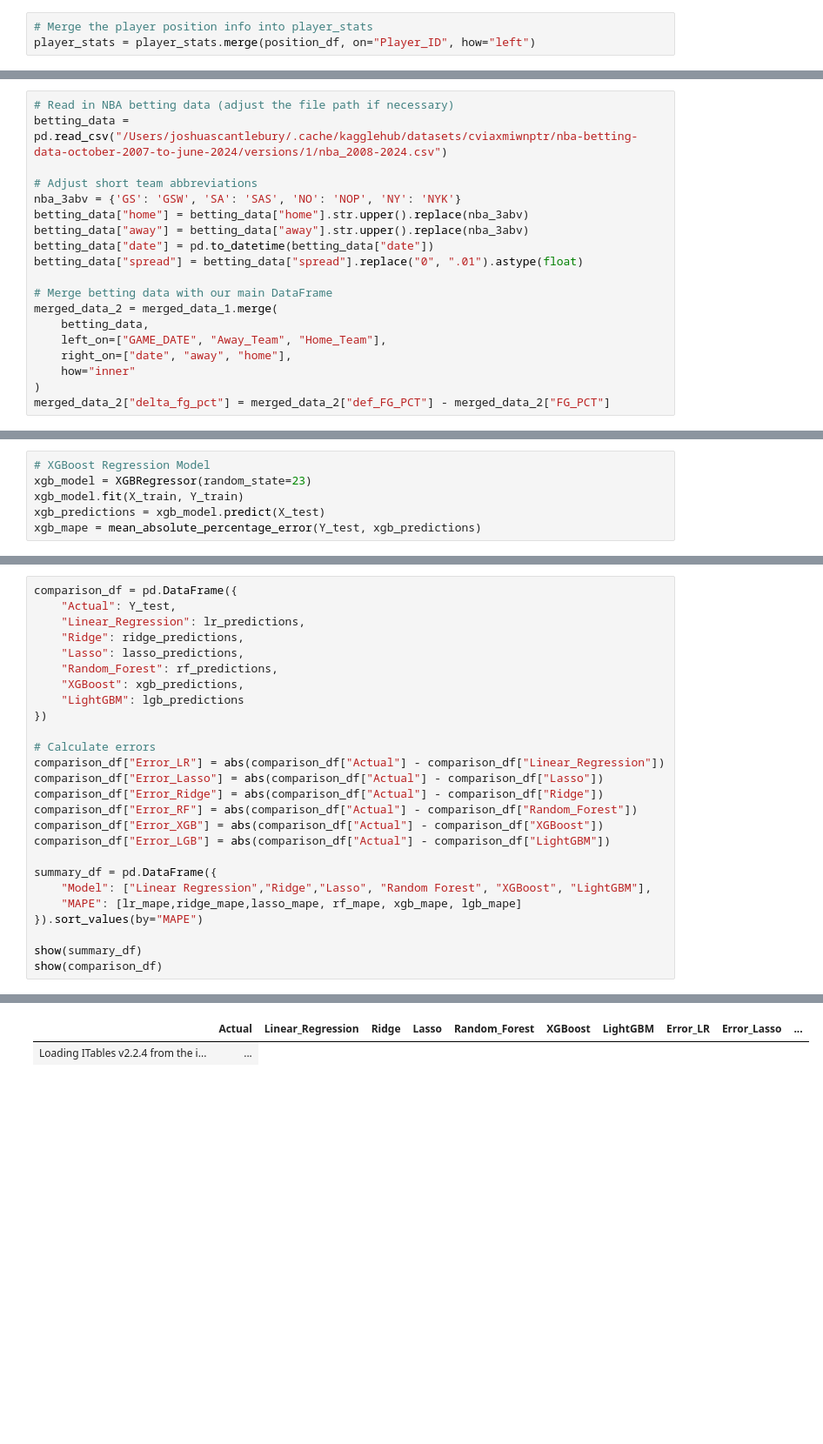
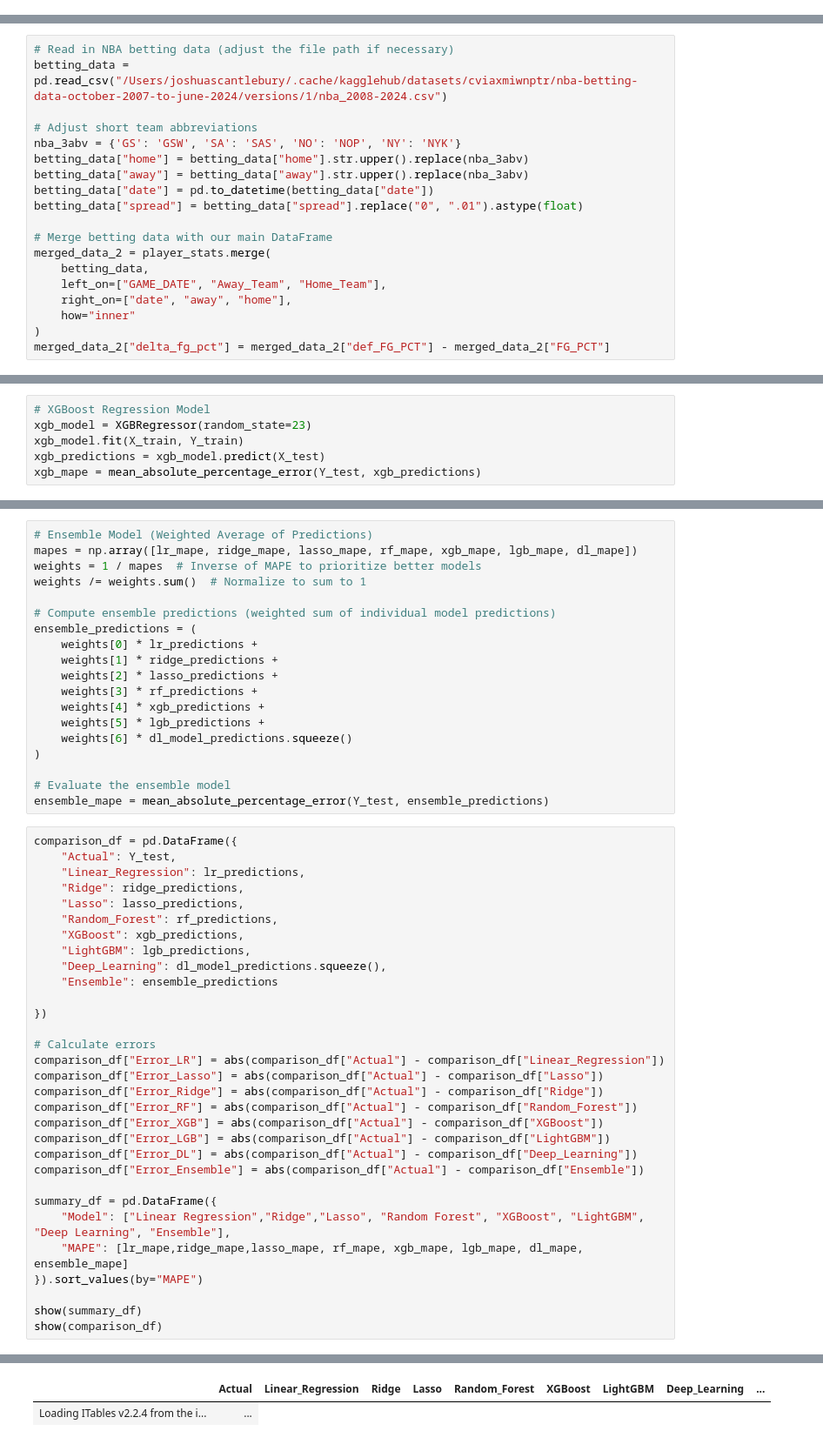
Before and after one commit to joshdscan/NBA-Player-Prop-Prediction, a Jupyter notebook: nba-app/scripts/Model_2_def_features.ipynb, the cells around one changed output, grey strips where cells are left out. Shown at 87% size. Saved outputs shown, nothing was run; the diff lists cells and outputs as text; blank space fills up the shorter version.

```diff
--- a/nba-app/scripts/Model_2_def_features.ipynb
+++ b/nba-app/scripts/Model_2_def_features.ipynb
@@ -526,3 +458,0 @@ position_df["Position_1"] = defense_df["position_1"]
-# %%
-# Merge the player position info into player_stats
-player_stats = player_stats.merge(position_df, on="Player_ID", how="left")
@@ -583,7 +468,7 @@ betting_data["date"] = pd.to_datetime(betting_data["date"])
 betting_data["spread"] = betting_data["spread"].replace("0", ".01").astype(float)
 
 # Merge betting data with our main DataFrame
-merged_data_2 = merged_data_1.merge(
+merged_data_2 = player_stats.merge(
     betting_data,
     left_on=["GAME_DATE", "Away_Team", "Home_Team"],
     right_on=["date", "away", "home"],
@@ -693,31 +634,55 @@ And if memory is not enough, you can set `force_col_wise=true`.
+# %%
+# Ensemble Model (Weighted Average of Predictions)
+mapes = np.array([lr_mape, ridge_mape, lasso_mape, rf_mape, xgb_mape, lgb_mape, dl_mape])
+weights = 1 / mapes  # Inverse of MAPE to prioritize better models
+weights /= weights.sum()  # Normalize to sum to 1
+
+# Compute ensemble predictions (weighted sum of individual model predictions)
+ensemble_predictions = (
+    weights[0] * lr_predictions +
+    weights[1] * ridge_predictions +
+    weights[2] * lasso_predictions +
+    weights[3] * rf_predictions +
+    weights[4] * xgb_predictions +
+    weights[5] * lgb_predictions +
+    weights[6] * dl_model_predictions.squeeze()
+)
+
+# Evaluate the ensemble model
+ensemble_mape = mean_absolute_percentage_error(Y_test, ensemble_predictions)
 # %%
 comparison_df = pd.DataFrame({
     "Actual": Y_test,
     "Linear_Regression": lr_predictions,
     "Ridge": ridge_predictions,
     "Lasso": lasso_predictions,
     "Random_Forest": rf_predictions,
     "XGBoost": xgb_predictions,
-    "LightGBM": lgb_predictions
+    "LightGBM": lgb_predictions,
+    "Deep_Learning": dl_model_predictions.squeeze(),
+    "Ensemble": ensemble_predictions
+
 })
 
 # Calculate errors
 comparison_df["Error_LR"] = abs(comparison_df["Actual"] - comparison_df["Linear_Regression"])
 comparison_df["Error_Lasso"] = abs(comparison_df["Actual"] - comparison_df["Lasso"])
 comparison_df["Error_Ridge"] = abs(comparison_df["Actual"] - comparison_df["Ridge"])
 comparison_df["Error_RF"] = abs(comparison_df["Actual"] - comparison_df["Random_Forest"])
 comparison_df["Error_XGB"] = abs(comparison_df["Actual"] - comparison_df["XGBoost"])
 comparison_df["Error_LGB"] = abs(comparison_df["Actual"] - comparison_df["LightGBM"])
+comparison_df["Error_DL"] = abs(comparison_df["Actual"] - comparison_df["Deep_Learning"])
+comparison_df["Error_Ensemble"] = abs(comparison_df["Actual"] - comparison_df["Ensemble"])
 
 summary_df = pd.DataFrame({
-    "Model": ["Linear Regression","Ridge","Lasso", "Random Forest", "XGBoost", "LightGBM"],
-    "MAPE": [lr_mape,ridge_mape,lasso_mape, rf_mape, xgb_mape, lgb_mape]
+    "Model": ["Linear Regression","Ridge","Lasso", "Random Forest", "XGBoost", "LightGBM", "Deep Learning", "Ensemble"],
+    "MAPE": [lr_mape,ridge_mape,lasso_mape, rf_mape, xgb_mape, lgb_mape, dl_mape, ensemble_mape]
 }).sort_values(by="MAPE")
 
 show(summary_df)
 show(comparison_df)
 # %% [output]
 |  | Model | MAPE |
 | Loading ITables v2.2.4 from the i... |
-|  | Actual | Linear_Regression | Ridge | Lasso | Random_Forest | XGBoost | LightGBM | Error_LR | Error_Lasso | ... |
+|  | Actual | Linear_Regression | Ridge | Lasso | Random_Forest | XGBoost | LightGBM | Deep_Learning | ... |
 | Loading ITables v2.2.4 from the i... | ... |
```
Also changed, not shown: parts of 25 cells of this notebook.
